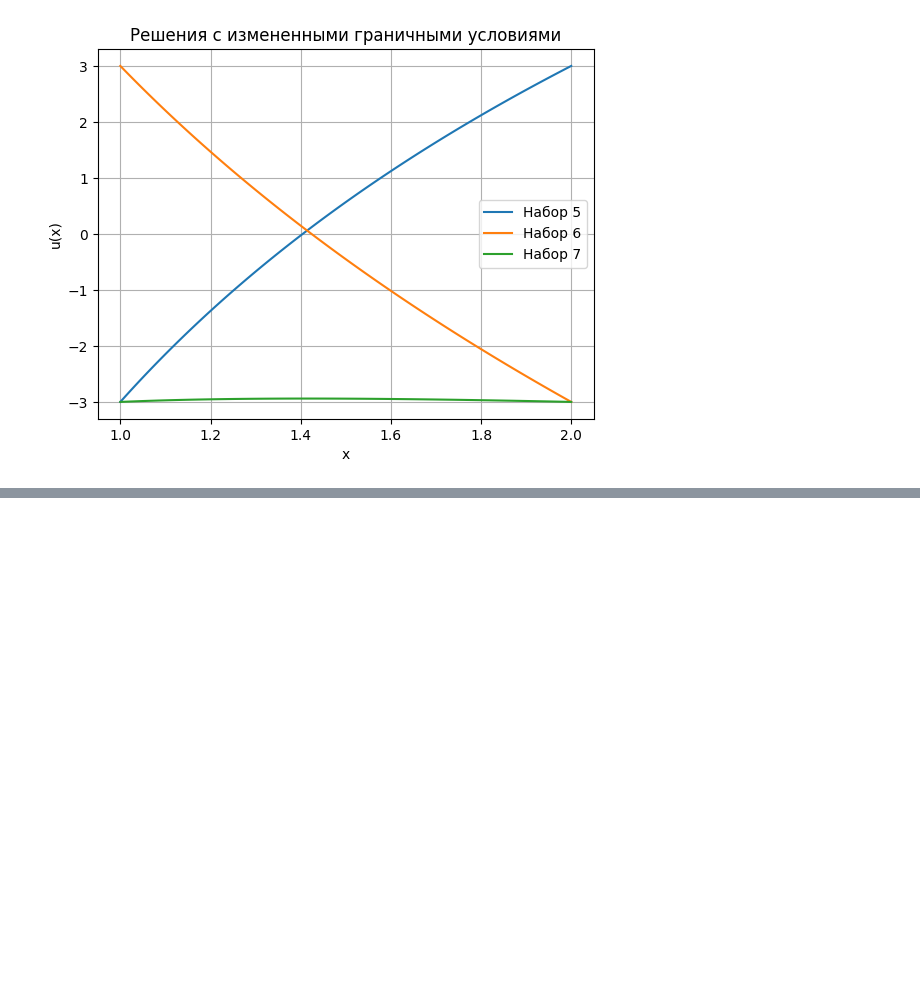
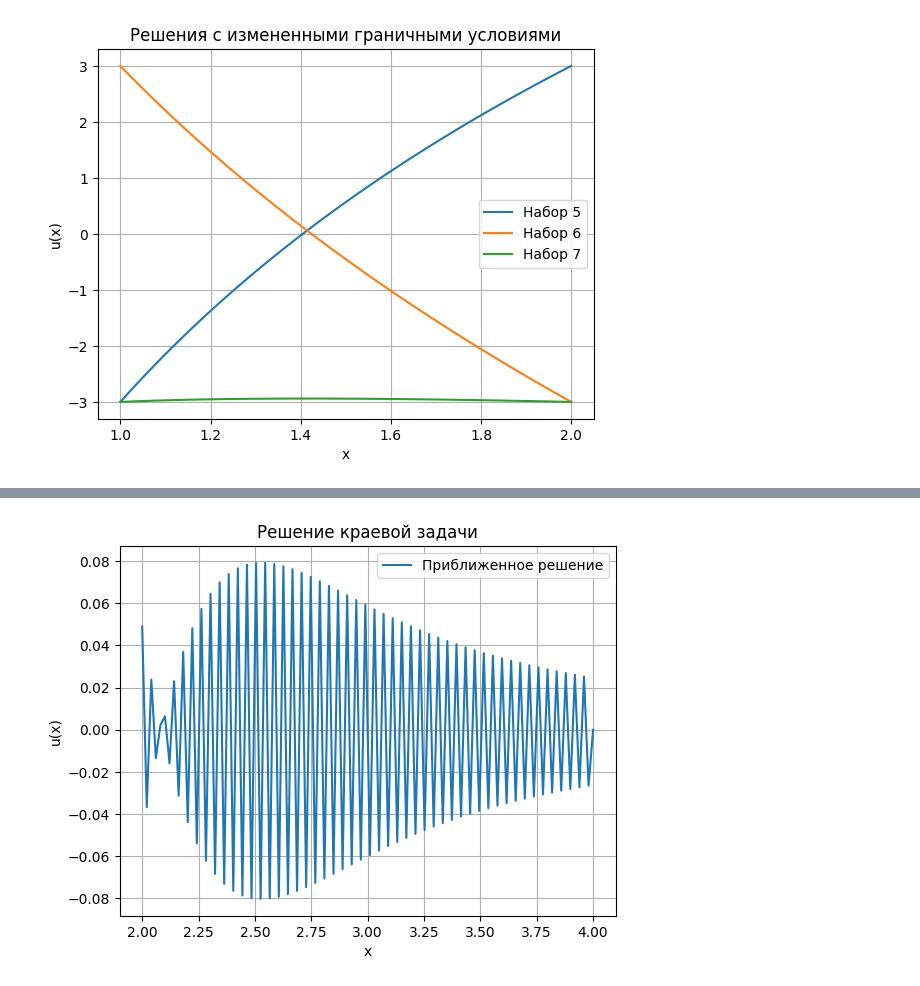
Before and after one commit to ErmakovSemen/NM, a Jupyter notebook: NM_2025_1.ipynb, the cells around one changed output, grey strips where cells are left out. Drawn from its saved outputs; the diff is of its cells as text; code cells hidden in the pictures; blank space fills up the shorter version.

```diff
--- a/NM_2025_1.ipynb
+++ b/NM_2025_1.ipynb
@@ -236,0 +299,64 @@ To https://github.com/ErmakovSemen/NM.git
+# %%
+import numpy as np
+import matplotlib.pyplot as plt
+
+# Заданные параметры
+a = 2
+b = 4
+n = 100  # количество узлов, может варьироваться
+h = (b - a) / (n - 1)  # шаг сетки
+
+# Коэффициенты в разностной схеме
+x = np.linspace(a, b, n)
+A = np.zeros(n-1)
+B = np.zeros(n-1)
+C = np.zeros(n-1)
+D = np.zeros(n-1)
+
+# Заполнения матрицы разностной схемы на основе дифференциального уравнения
+for i in range(1, n-2):
+    A[i] = 1/h**2 - 2*x[i]/(2*h)
+    B[i] = -2/h**2 + 5
+    C[i] = 1/h**2 + 2*x[i]/(2*h)
+    D[i] = 2*x[i]
+
+# Граничные условия
+# Левое граничное условие
+B[0] = -3/(2*h)
+C[0] = 4/(2*h)
+D[0] = D[0] + 0
+
+# Правое граничное условие
+A[-1] = 1/(2*h)
+B[-1] = -4/(2*h)
+D[-1] = D[-1] + 2
+
+# Метод прогонки
+P = np.zeros(n-1)
+Q = np.zeros(n-1)
+
+P[0] = C[0] / B[0]
+Q[0] = D[0] / B[0]
+
+for i in range(1, n-1):
+    denom = B[i] - A[i] * P[i-1]
+    P[i] = C[i] / denom
+    Q[i] = (D[i] + A[i] * Q[i-1]) / denom
+
+# Обратная прогонка
+y = np.zeros(n)
+y[-1] = 0  # условное значение
+
+for i in range(n-2, -1, -1):
+    y[i] = P[i] * y[i+1] + Q[i]
+
+# Построение графика
+plt.plot(x, y, label='Приближенное решение')
+plt.xlabel('x')
+plt.ylabel('u(x)')
+plt.title('Решение краевой задачи')
+plt.legend()
+plt.grid(True)
+plt.show()
+# %% [output]
+[figure, added]
```
Also changed, not shown: parts of 17 cells of this notebook.
